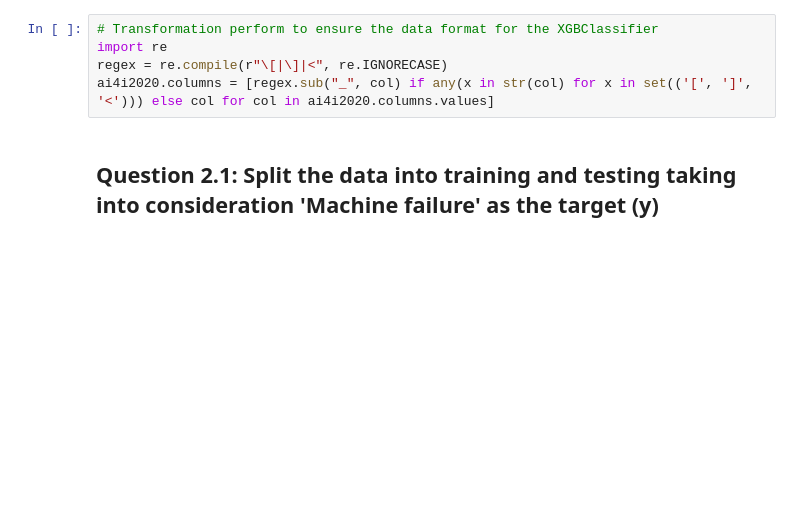
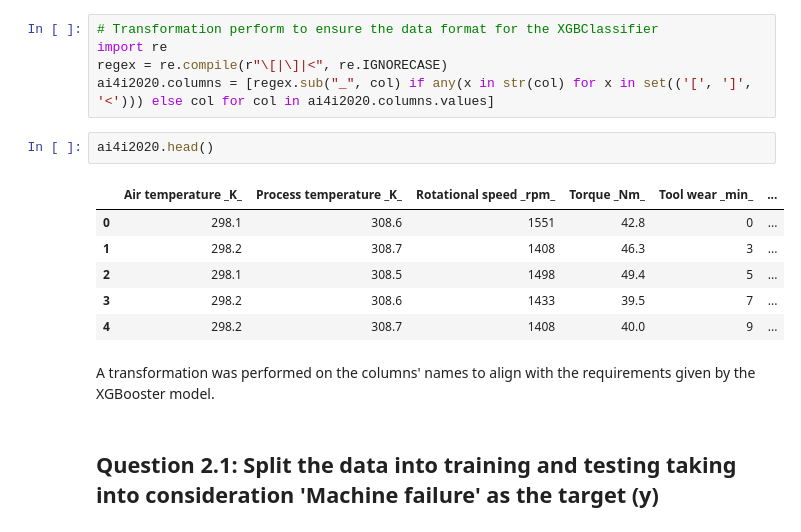
Before and after one commit to rodolfolermacontreras/ML_1_Assignment_5_Reall, a Jupyter notebook: Mlearn510-Lesson5-Rodolfo_Lerma.ipynb, the cells around one changed output. Drawn from its saved outputs; the diff is of its cells as text; blank space fills up the shorter version.

```diff
--- a/Mlearn510-Lesson5-Rodolfo_Lerma.ipynb
+++ b/Mlearn510-Lesson5-Rodolfo_Lerma.ipynb
@@ -225,6 +223,17 @@ ai4i2020.drop(columns=['Type'], inplace = True)
 import re
 regex = re.compile(r"\[|\]|<", re.IGNORECASE)
 ai4i2020.columns = [regex.sub("_", col) if any(x in str(col) for x in set(('[', ']', '<'))) else col for col in ai4i2020.columns.values]
+# %%
+ai4i2020.head()
+# %% [output]
+|  | Air temperature _K_ | Process temperature _K_ | Rotational speed _rpm_ | Torque _Nm_ | Tool wear _min_ | ... |
+| 0 | 298.1 | 308.6 | 1551 | 42.8 | 0 | ... |
+| 1 | 298.2 | 308.7 | 1408 | 46.3 | 3 | ... |
+| 2 | 298.1 | 308.5 | 1498 | 49.4 | 5 | ... |
+| 3 | 298.2 | 308.6 | 1433 | 39.5 | 7 | ... |
+| 4 | 298.2 | 308.7 | 1408 | 40.0 | 9 | ... |
+# %% [markdown]
+A transformation was performed on the columns' names to align with the requirements given by the XGBooster model.
 # %% [markdown]
 ## Question 2.1: Split the data into training and testing taking into consideration 'Machine failure' as the target (y)
 # %% [markdown]
```
Also changed, not shown: parts of 37 cells of this notebook.
